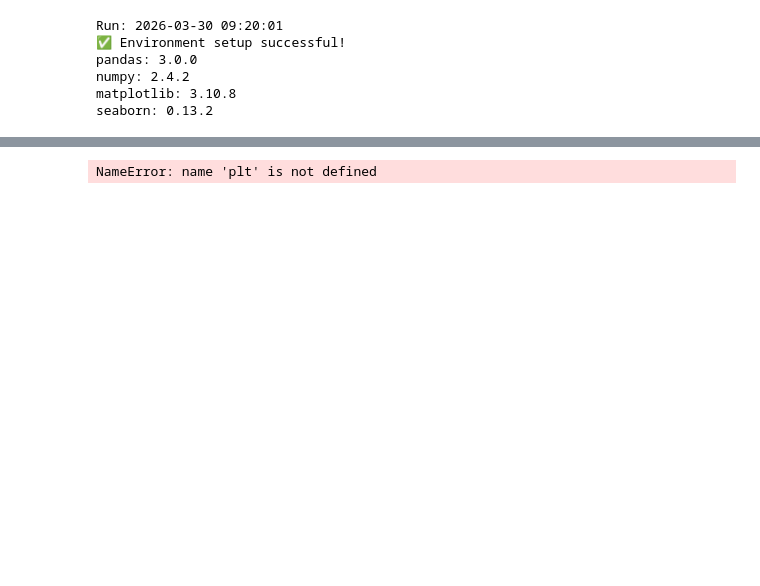
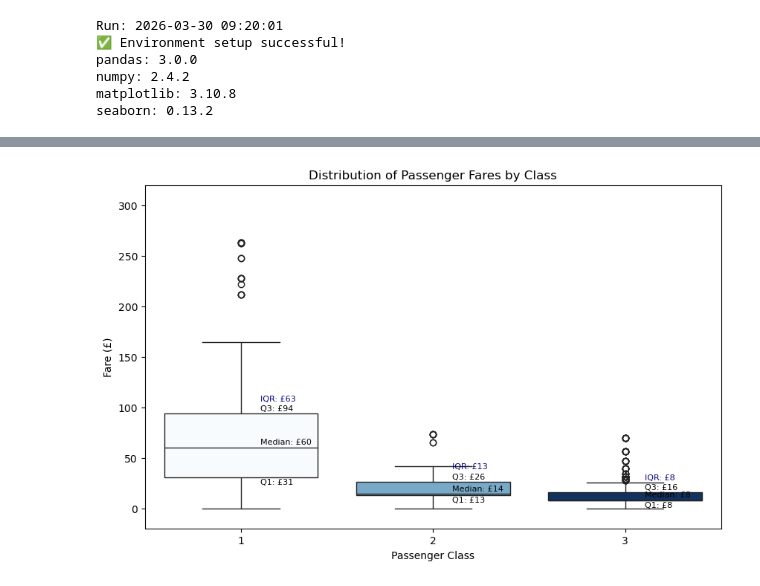
Before and after one commit to dlwim/data-science-refresher, a Jupyter notebook: projects/project-02-visualization/eda_visualization.ipynb, the cells around one changed output, grey strips where cells are left out. Saved outputs shown, nothing was run; the diff lists cells and outputs as text; code cells hidden in the pictures; blank space fills up the shorter version.

Commit message:
Project 2 - Box plots coding

```diff
--- a/projects/project-02-visualization/eda_visualization.ipynb
+++ b/projects/project-02-visualization/eda_visualization.ipynb
@@ -41,13 +41,26 @@ First 5 rows:
 | 3 | 4 | 1 | 1 | Futrelle, Mrs. Jacques Heath (Lil... | female | 35.0 | 1 | 0 | 113803 | 53.1000 | ... |
 | 4 | 5 | 0 | 3 | Allen, Mr. William Henry | male | 35.0 | 0 | 0 | 373450 | 8.0500 | ... |
 # %%
-from datetime import datetime; print(f"Run: {datetime.now().strftime('%Y-%m-%d %H:%M:%S')}")
+print(f"Run: {datetime.now().strftime('%Y-%m-%d %H:%M:%S')}")
 
 # Box plot - Passenger Fares by Class
 plt.figure(figsize=(10, 6))
-sns.boxplot(data=titanic_df, x='Pclass', y='Fare', palette='Blues')
+#sns.boxplot(data=titanic_df, x='Pclass', y='Fare', palette='Blues')
+sns.boxplot(data=titanic_df, x='Pclass', y='Fare', hue='Pclass', palette='Blues', legend=False)
 plt.xlabel('Passenger Class')
 plt.ylabel('Fare (£)')
 plt.title('Distribution of Passenger Fares by Class')
+for pclass in sorted(titanic_df['Pclass'].unique()):
+    fares = titanic_df[titanic_df['Pclass'] == pclass]['Fare'].dropna()
+    q1, median, q3 = fares.quantile([0.25, 0.5, 0.75])
+    iqr = q3 - q1
+    x_pos = pclass - 1  # seaborn positions classes at 0, 1, 2
+
+    plt.text(x_pos + 0.1, median + 5, f'Median: £{median:.0f}', va='center', fontsize=8)
+    plt.text(x_pos + 0.1, q1 - 5, f'Q1: £{q1:.0f}', va='center', fontsize=8)
+    plt.text(x_pos + 0.1, q3 + 5, f'Q3: £{q3:.0f}', va='center', fontsize=8)
+    plt.text(x_pos + 0.1, q3 + 15, f'IQR: £{iqr:.0f}', va='center', fontsize=8, color='navy')
+
+plt.ylim(-20, 320)
 plt.show()
 # %% [output]
@@ -55 +68 @@ Run: 2026-03-30 09:17:15
-NameError: name 'plt' is not defined
+[figure, added]
```
Also changed, not shown: parts of 2 cells of this notebook.
